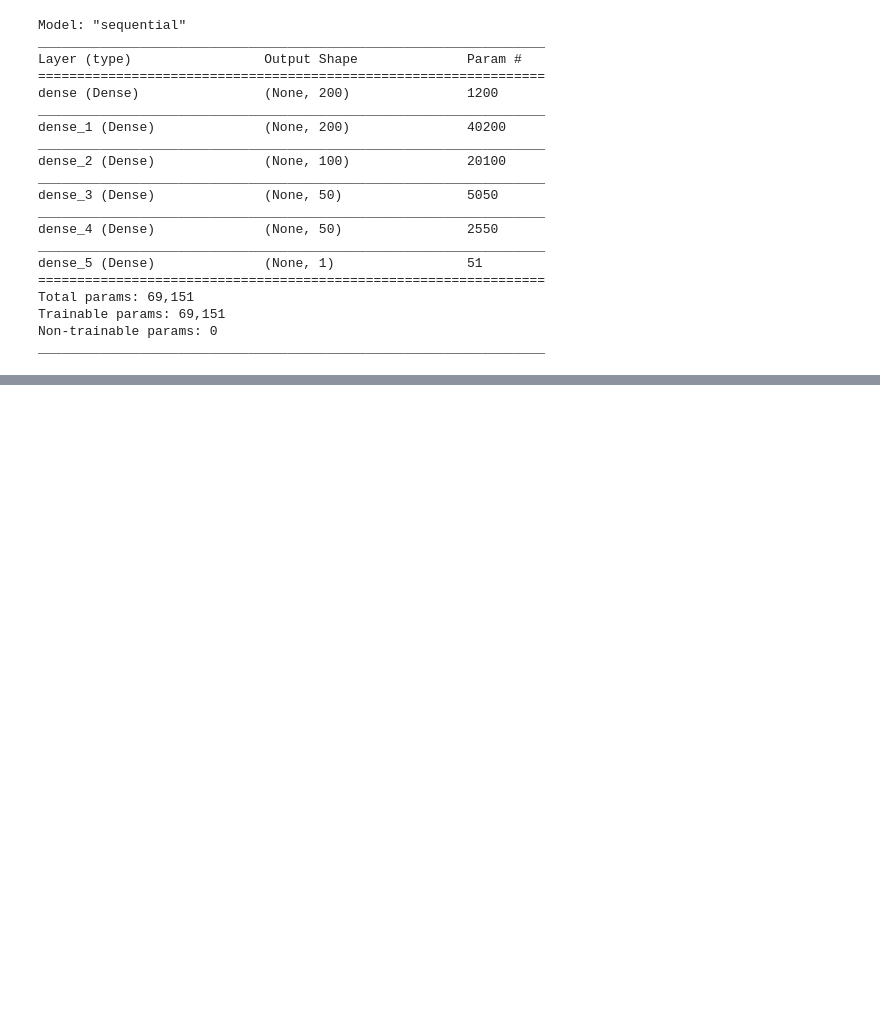
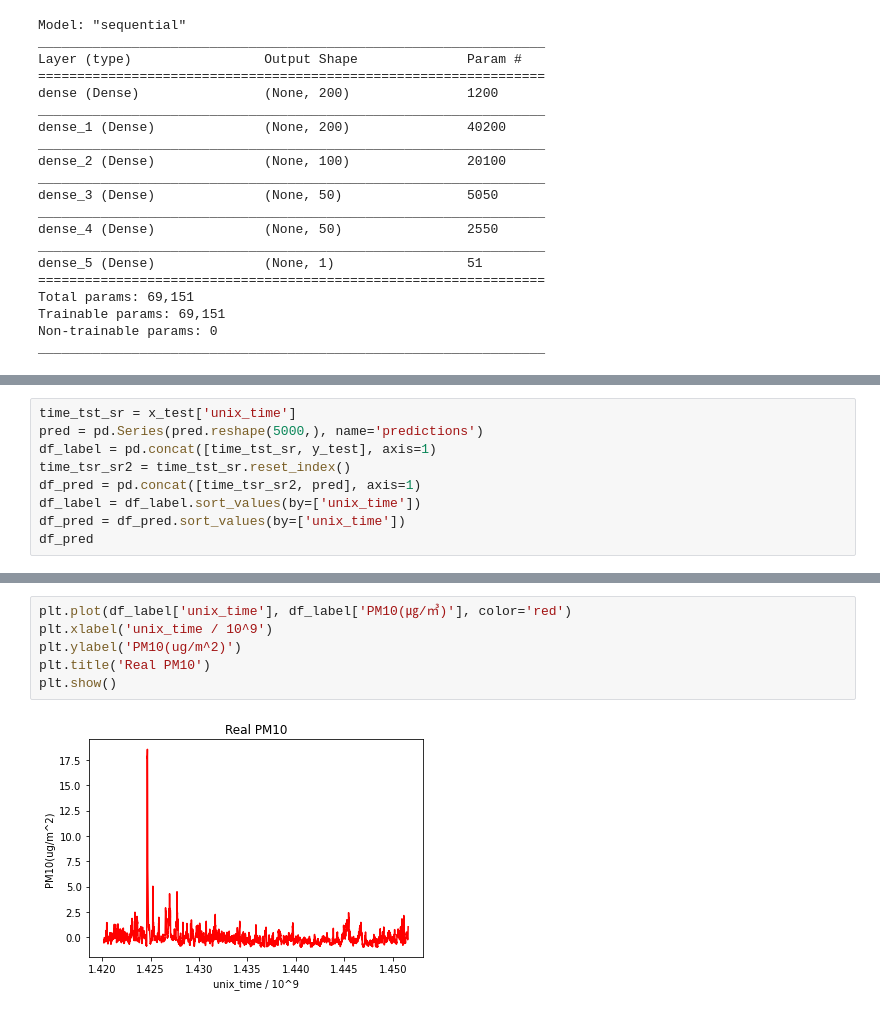
Before and after one commit to Aivyss/Seoul_air_quality_prediction, a Jupyter notebook: Seoul_Air_Quality_Prediction_(2015_2016)_sk_hg_hy.ipynb, the cells around one changed output, grey strips where cells are left out. Cells and saved outputs as stored; diff of their text form; blank space fills up the shorter version.

```diff
--- a/Seoul_Air_Quality_Prediction_(2015_2016)_sk_hg_hy.ipynb
+++ b/Seoul_Air_Quality_Prediction_(2015_2016)_sk_hg_hy.ipynb
@@ -448,0 +476,9 @@ Epoch 1024/1024
+# %%
+time_tst_sr = x_test['unix_time']
+pred = pd.Series(pred.reshape(5000,), name='predictions')
+df_label = pd.concat([time_tst_sr, y_test], axis=1)
+time_tsr_sr2 = time_tst_sr.reset_index()
+df_pred = pd.concat([time_tsr_sr2, pred], axis=1)
+df_label = df_label.sort_values(by=['unix_time'])
+df_pred = df_pred.sort_values(by=['unix_time'])
+df_pred
@@ -448,0 +499,8 @@ Epoch 1024/1024
+# %%
+plt.plot(df_label['unix_time'], df_label['PM10(㎍/㎥)'], color='red')
+plt.xlabel('unix_time / 10^9')
+plt.ylabel('PM10(ug/m^2)')
+plt.title('Real PM10')
+plt.show()
+# %% [output]
+[figure, added]
```
Also changed, not shown: parts of 12 cells of this notebook.
